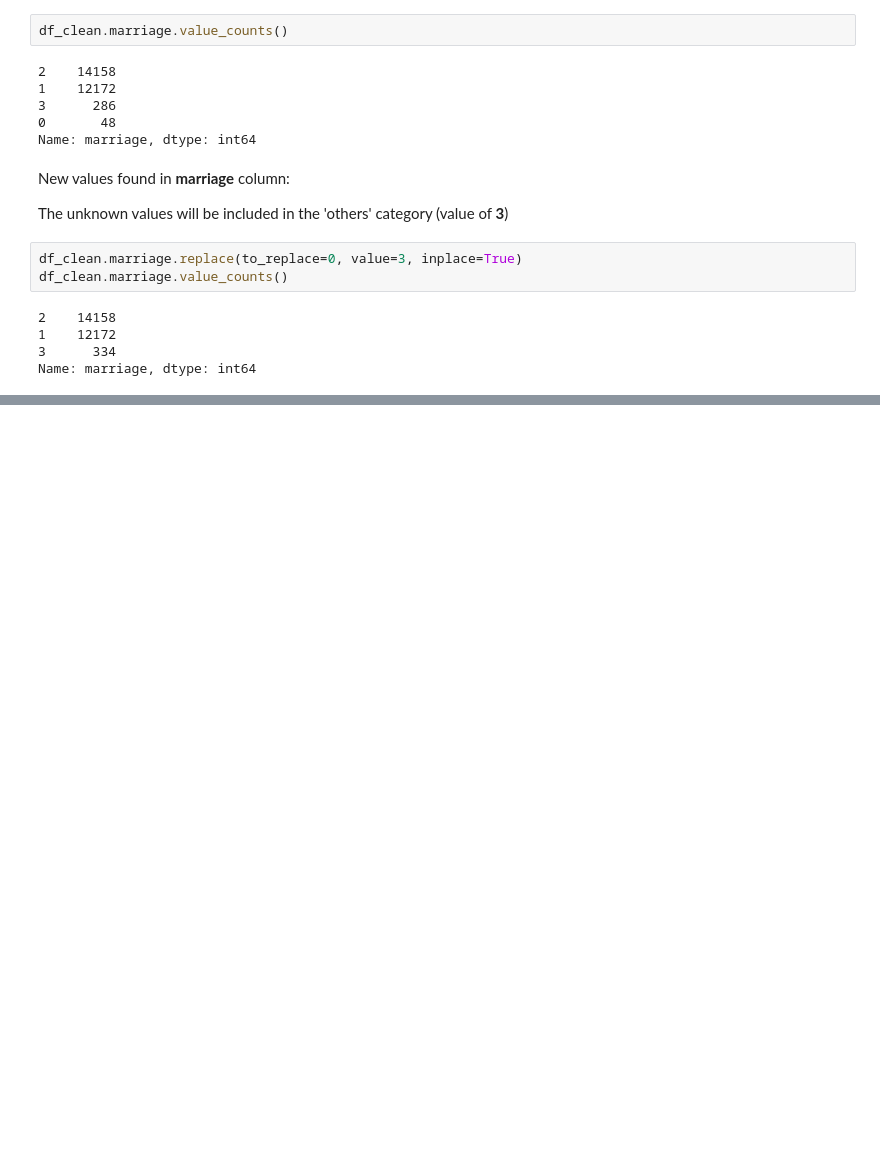
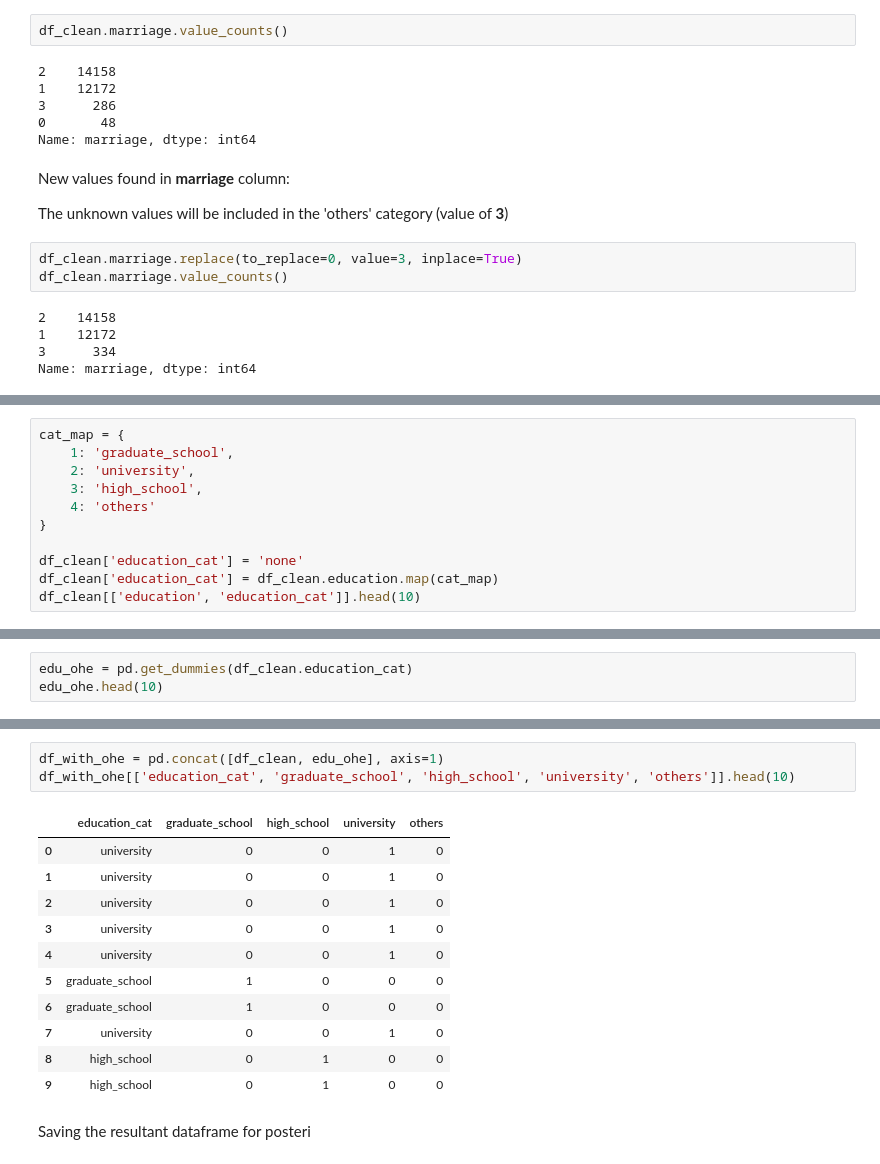
Before and after one commit to jeantardelli/data-science, a Jupyter notebook: loading-and-examining-data.ipynb, the cells around one changed output, grey strips where cells are left out. Cells and saved outputs as stored; diff of their text form; blank space fills up the shorter version.

```diff
--- a/loading-and-examining-data.ipynb
+++ b/loading-and-examining-data.ipynb
@@ -379,0 +394,11 @@ Name: marriage, dtype: int64
+# %%
+cat_map = {
+    1: 'graduate_school',
+    2: 'university',
+    3: 'high_school',
+    4: 'others'
+}
+
+df_clean['education_cat'] = 'none'
+df_clean['education_cat'] = df_clean.education.map(cat_map)
+df_clean[['education', 'education_cat']].head(10)
@@ -379,0 +417,3 @@ Name: marriage, dtype: int64
+# %%
+edu_ohe = pd.get_dummies(df_clean.education_cat)
+edu_ohe.head(10)
@@ -379,0 +432,17 @@ Name: marriage, dtype: int64
+# %%
+df_with_ohe = pd.concat([df_clean, edu_ohe], axis=1)
+df_with_ohe[['education_cat', 'graduate_school', 'high_school', 'university', 'others']].head(10)
+# %% [output]
+|  | education_cat | graduate_school | high_school | university | others |
+| 0 | university | 0 | 0 | 1 | 0 |
+| 1 | university | 0 | 0 | 1 | 0 |
+| 2 | university | 0 | 0 | 1 | 0 |
+| 3 | university | 0 | 0 | 1 | 0 |
+| 4 | university | 0 | 0 | 1 | 0 |
+| 5 | graduate_school | 1 | 0 | 0 | 0 |
+| 6 | graduate_school | 1 | 0 | 0 | 0 |
+| 7 | university | 0 | 0 | 1 | 0 |
+| 8 | high_school | 0 | 1 | 0 | 0 |
+| 9 | high_school | 0 | 1 | 0 | 0 |
+# %% [markdown]
+Saving the resultant dataframe for posteri
```
Also changed, not shown: parts of 13 cells of this notebook, 1 other file.
